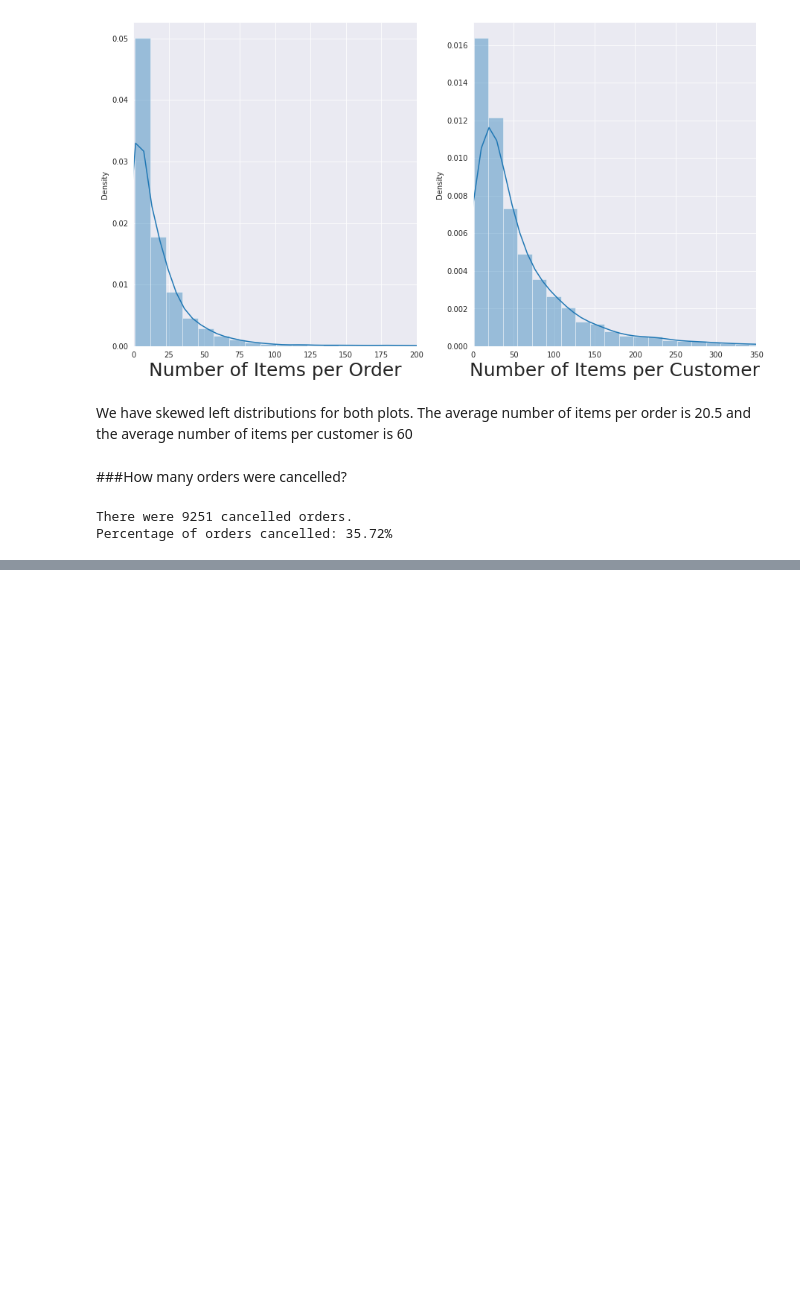
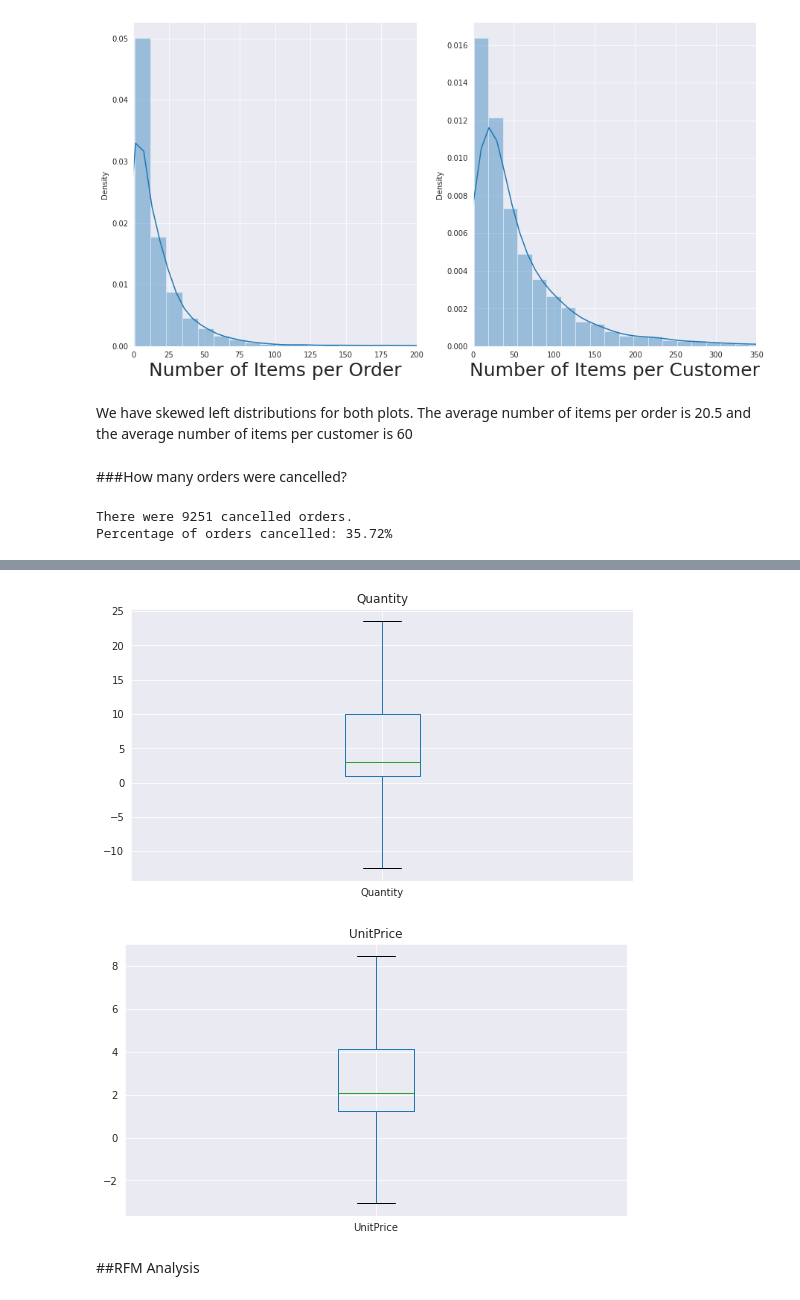
Before and after one commit to Aayushi-Sharma24/Online_Retail_Customer_Segmentation_Unsupervised, a Jupyter notebook: Online_Retail_Customer_Segmentation_Capstone_Project.ipynb, the cells around one changed output, grey strips where cells are left out. Saved outputs shown, nothing was run; the diff lists cells and outputs as text; code cells hidden in the pictures; blank space fills up the shorter version.

Commit message:
added Feature engineering and rfm analysis

```diff
--- a/Online_Retail_Customer_Segmentation_Capstone_Project.ipynb
+++ b/Online_Retail_Customer_Segmentation_Capstone_Project.ipynb
@@ -348,0 +403,21 @@ Percentage of orders cancelled: 35.72%
+# %%
+#Performing outlier treatment using IQR method
+for i in ['Quantity','UnitPrice']:
+  Q1 = df[i].quantile(0.25)
+  Q3 = df[i].quantile(0.75)
+  IQR = Q3 - Q1
+
+  df[i]=np.where(df[i]<(Q1 - 1.5 * IQR),(Q1 - 1.5 * IQR),np.where(df[i]>(Q3 + 1.5 * IQR),(Q3 + 1.5 * IQR),df[i]))
+# %%
+#Check for outliers again
+for i in ['Quantity','UnitPrice']:
+    fig = plt.figure(figsize=(9, 5))
+    ax = fig.gca()
+    df.boxplot(column=i)
+    ax.set_title(i)
+plt.show()
+# %% [output]
+[figure, added]
+[figure, added]
+# %% [markdown]
+##RFM Analysis
```
Also changed, not shown: parts of 32 cells of this notebook.
